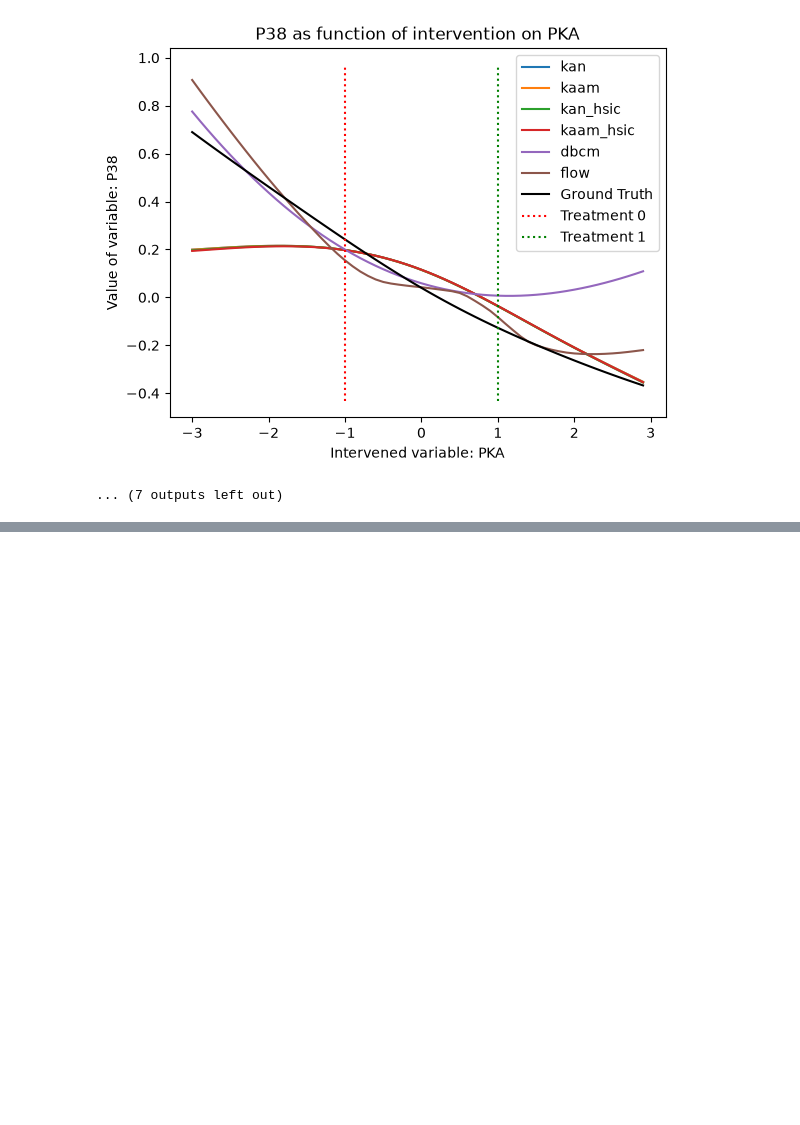
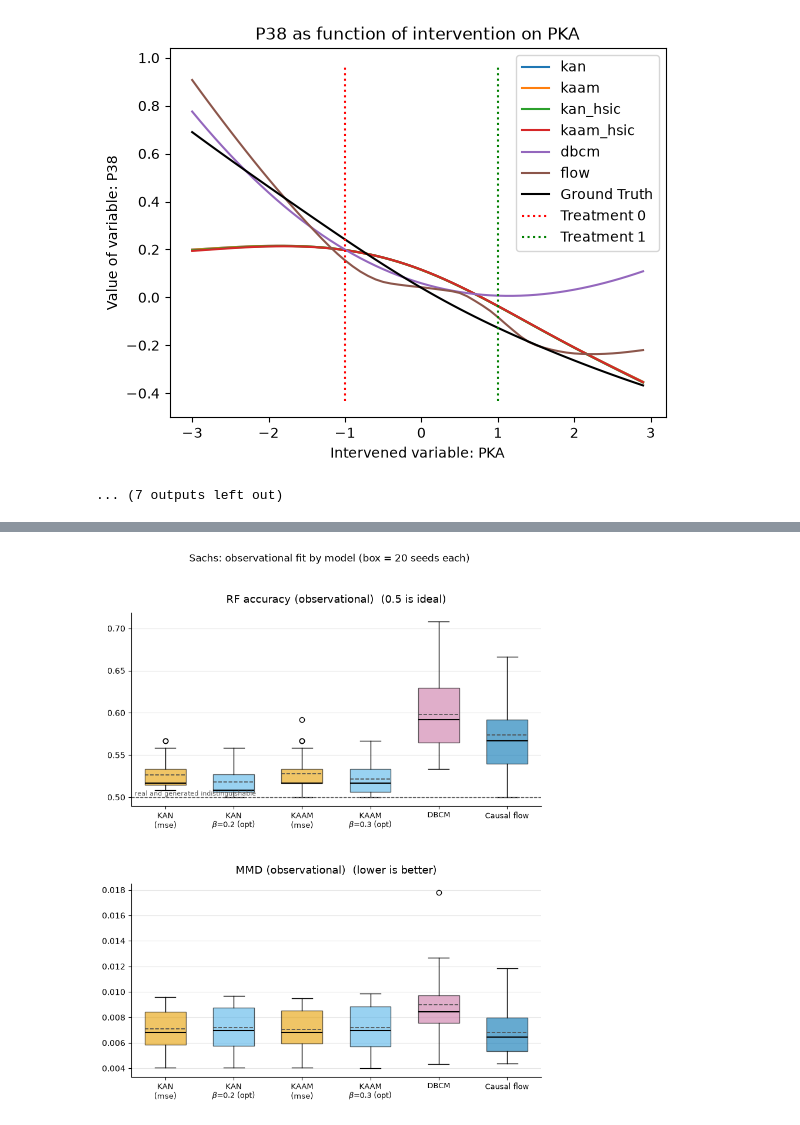
Before and after one commit to Claudia-Rodriguez2002/kacgm_hsic, a Jupyter notebook: notebooks/Experimento5/sachs_hsic_beta_results.ipynb, the cells around one changed output, grey strips where cells are left out. Drawn from its saved outputs; the diff is of its cells as text; code cells hidden in the pictures; blank space fills up the shorter version.

Commit message:
sachs boxplot todas las metricas. Añadidas DBCM y causal flow 20 seeds (antes solo evaulaba para 1 seed)

```diff
--- a/notebooks/Experimento5/sachs_hsic_beta_results.ipynb
+++ b/notebooks/Experimento5/sachs_hsic_beta_results.ipynb
@@ -644,3 +644,85 @@ ATE formula estimated for child node P38 using kaam_hsic model when intervening
 # plt.tight_layout()
 # plt.savefig(os.path.join(figures_dir, "sachs_hsic_ate_boxplot.png"), dpi=200, bbox_inches="tight")
 # plt.show()
+# %%
+# ============================================================== Metric comparison box plot
+# Box = distribution over the 20 beta-sweep seeds (beta_sweep_seeds, sachs_hsic_beta.ipynb).
+# Restricted to RF accuracy and MMD (observational).
+#
+# kan/kaam use the beta=0 (pure mse) slice of the sweep; kan_hsic/kaam_hsic use the
+# beta_opt slice -- i.e. exactly the beta that minimises mean rf_acc_obs over these same 20
+# seeds, so this box IS the distribution the optimum was chosen from, not a separate run.
+#
+# dbcm/flow now also have a real 20-seed box: sachs_hsic_beta.ipynb's standalone "Barrido de
+# 20 semillas para dbcm y flow" cell trained them on the same 20 per-seed training sets used
+# by the kan/kaam sweep, saved to sachs_dbcm_sweep_por_semilla.pkl / sachs_flow_sweep_por_semilla.pkl
+# (same {seed: {mmd_obs, rf_acc_obs, training_time}} shape as beta0_sweep_results_por_semilla).
+
+with open(os.path.join(data_dir, "sachs_dbcm_sweep_por_semilla.pkl"), 'rb') as f:
+    dbcm_sweep_por_semilla = pickle.load(f)
+with open(os.path.join(data_dir, "sachs_flow_sweep_por_semilla.pkl"), 'rb') as f:
+    flow_sweep_por_semilla = pickle.load(f)
+
+
+def seed_values(per_seed_dict, metric):
+    return [v[metric] for v in per_seed_dict.values()]
+
+
+# (per-seed results dict, display label, colour), in the order the boxes are drawn.
+BOX_MODELS = [
+    (beta0_sweep_results_por_semilla['kan'],                    'KAN\n(mse)',                                 '#E69F00'),
+    (beta_sweep_results_por_semilla['kan'][beta_opt['kan']],    f"KAN\n$\\beta$={beta_opt['kan']:g} (opt)",   '#56B4E9'),
+    (beta0_sweep_results_por_semilla['kaam'],                   'KAAM\n(mse)',                                '#E69F00'),
+    (beta_sweep_results_por_semilla['kaam'][beta_opt['kaam']],  f"KAAM\n$\\beta$={beta_opt['kaam']:g} (opt)", '#56B4E9'),
+    (dbcm_sweep_por_semilla,                                    'DBCM',                                       '#CC79A7'),
+    (flow_sweep_por_semilla,                                    'Causal flow',                                '#0072B2'),
+]
+
+BOX_METRICS = [
+    ('rf_acc_obs', 'RF accuracy (observational)', '0.5 is ideal'),
+    ('mmd_obs',    'MMD (observational)',          'lower is better'),
+]
+
+all_labels = [label for _, label, _ in BOX_MODELS]
+positions = np.arange(1, len(all_labels) + 1)
+
+# Summary table: mean +- std over the n seeds behind each box.
+summary_rows = []
+for per_seed, label, _ in BOX_MODELS:
+    rf_vals, mmd_vals = seed_values(per_seed, 'rf_acc_obs'), seed_values(per_seed, 'mmd_obs')
+    summary_rows.append([label.replace('\n', ' '), f'{np.mean(rf_vals):.4f} +- {np.std(rf_vals):.4f}',
+                          f'{np.mean(mmd_vals):.4f} +- {np.std(mmd_vals):.4f}', len(rf_vals)])
+print(tabulate(summary_rows, headers=['model', 'rf_acc_obs', 'mmd_obs', 'n_seeds'], tablefmt='github'))
+
+fig, axs = plt.subplots(len(BOX_METRICS), 1, figsize=(9, 10), sharex=False)
+
+for ax, (metric, title, direction) in zip(axs, BOX_METRICS):
+    box_data = [seed_values(per_seed, metric) for per_seed, _, _ in BOX_MODELS]
+    bplot = ax.boxplot(box_data, positions=positions, widths=0.6, patch_artist=True,
+                        showmeans=True, meanline=True,
+                        medianprops=dict(color='black', linewidth=1.5),
+                        meanprops=dict(color='0.3', linewidth=1.2, linestyle='--'))
+    for patch, (_, _, color) in zip(bplot['boxes'], BOX_MODELS):
+        patch.set_facecolor(color)
+        patch.set_alpha(0.6)
+
+    if metric == 'rf_acc_obs':
+        ax.axhline(0.5, color='0.35', ls='--', lw=1)
+        ax.text(positions[0] - 0.45, 0.5, 'real and generated indistinguishable', va='bottom', ha='left',
+                fontsize=8, color='0.35')
+
+    ax.set_title(f'{title}  ({direction})', fontsize=13, loc='center', pad=12)
+    ax.grid(axis='y', color='0.9', lw=0.8)
+    ax.set_axisbelow(True)
+    ax.spines[['top', 'right']].set_visible(False)
+    ax.set_xticks(positions)
+    ax.set_xticklabels(all_labels, fontsize=9)
+
+fig.suptitle(f'Sachs: observational fit by model (box = {len(beta_sweep_seeds)} seeds each)', fontsize=12, y=1.0)
+fig.subplots_adjust(top=0.9, hspace=0.4)
+
+fig.savefig(os.path.join(figures_dir, 'sachs_metrics_boxplot.pdf'), bbox_inches='tight')
+plt.show()
+
+print(f'\nFigure written to {figures_dir}')
+# %% [output]
@@ -646,0 +737 @@ ATE formula estimated for child node P38 using kaam_hsic model when intervening
+[figure, added]
```
Also changed, not shown: parts of 1 cell of this notebook, 4 other files.
